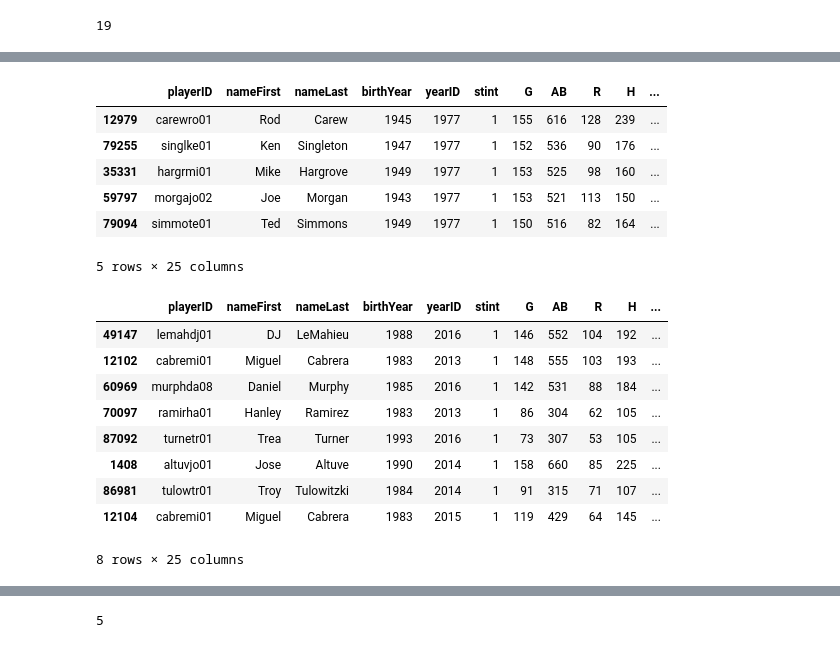
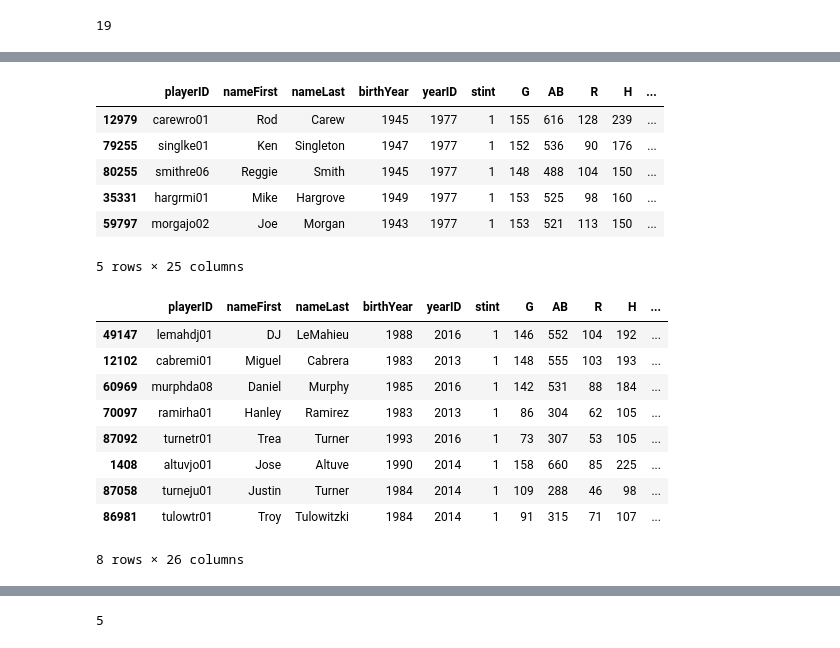
Before and after one commit to mikesturm2001/Python, a Jupyter notebook: Sturm_Michael_Assignment2.ipynb, the cells around one changed output, grey strips where cells are left out. Cells and saved outputs as stored; diff of their text form; code cells hidden in the pictures.

```diff
--- a/Sturm_Michael_Assignment2.ipynb
+++ b/Sturm_Michael_Assignment2.ipynb
@@ -73,3 +64,7 @@ array([     0,      1,      2, ..., 102813, 102814, 102815])
+# %%
+#PA = AB + BB + HBP + SH + SF + (Times Reached on Defensive Interference IGNORE THIS)
+def PA(AB, BB, HBP, SH, SF):
+    return AB + BB + HBP + SH + SF
 # %%
 playerCareerTotals = df.groupby(["playerID","nameFirst","nameLast"], as_index=False).sum()
 type(playerCareerTotals)
@@ -198,21 +191,22 @@ Name: 1639, dtype: object
 #OBP = (hits + walks + hit by pitch) / (at bats + walks + hit by pitch + sacrifice flies)
 # %%
 sst['OBP'] = sst.apply(lambda row: OBS(row.H, row.BB, row.HBP, row.AB, row.SF), axis=1)
-sst1977 = sst[(sst['yearID'] == 1977) & (sst['AB'] >= 500)]
+sst['PA'] = sst.apply(lambda row: PA(row.AB, row.BB, row.HBP, row.SH, row.SF), axis=1)
+sst1977 = sst[(sst['yearID'] == 1977) & (sst['PA'] >= 500)]
 sst1977.sort_values(by='OBP', ascending = False).head(5)
 # %% [output]
 |  | playerID | nameFirst | nameLast | birthYear | yearID | stint | G | AB | R | H | ... |
 | 12979 | carewro01 | Rod | Carew | 1945 | 1977 | 1 | 155 | 616 | 128 | 239 | ... |
 | 79255 | singlke01 | Ken | Singleton | 1947 | 1977 | 1 | 152 | 536 | 90 | 176 | ... |
+| 80255 | smithre06 | Reggie | Smith | 1945 | 1977 | 1 | 148 | 488 | 104 | 150 | ... |
 | 35331 | hargrmi01 | Mike | Hargrove | 1949 | 1977 | 1 | 153 | 525 | 98 | 160 | ... |
 | 59797 | morgajo02 | Joe | Morgan | 1943 | 1977 | 1 | 153 | 521 | 113 | 150 | ... |
-| 79094 | simmote01 | Ted | Simmons | 1949 | 1977 | 1 | 150 | 516 | 82 | 164 | ... |
 5 rows × 25 columns
 # %%
 #11) Top 8 highest averages in 2013 with at least 300 PAs? (Dataframe)
 # %%
 sst['BA'] = sst.apply(lambda row: BattingAverage(row.H, row.AB), axis=1)
-sst2013 = sst[(sst['yearID'] >= 2013) & (sst['AB'] >= 300)]
+sst2013 = sst[(sst['yearID'] >= 2013) & (sst['PA'] >= 300)]
 sst2013.sort_values(by='BA', ascending = False).head(8)
 # %% [output]
 |  | playerID | nameFirst | nameLast | birthYear | yearID | stint | G | AB | R | H | ... |
@@ -222,9 +216,9 @@ sst2013.sort_values(by='BA', ascending = False).head(8)
 | 70097 | ramirha01 | Hanley | Ramirez | 1983 | 2013 | 1 | 86 | 304 | 62 | 105 | ... |
 | 87092 | turnetr01 | Trea | Turner | 1993 | 2016 | 1 | 73 | 307 | 53 | 105 | ... |
 | 1408 | altuvjo01 | Jose | Altuve | 1990 | 2014 | 1 | 158 | 660 | 85 | 225 | ... |
+| 87058 | turneju01 | Justin | Turner | 1984 | 2014 | 1 | 109 | 288 | 46 | 98 | ... |
 | 86981 | tulowtr01 | Troy | Tulowitzki | 1984 | 2014 | 1 | 91 | 315 | 71 | 107 | ... |
-| 12104 | cabremi01 | Miguel | Cabrera | 1983 | 2015 | 1 | 119 | 429 | 64 | 145 | ... |
-8 rows × 25 columns
+8 rows × 26 columns
 # %%
 #12) Leaders in hits from 1940 up to and including 1949. (Dataframe)
 # %%
```
Also changed, not shown: parts of 24 cells of this notebook.
